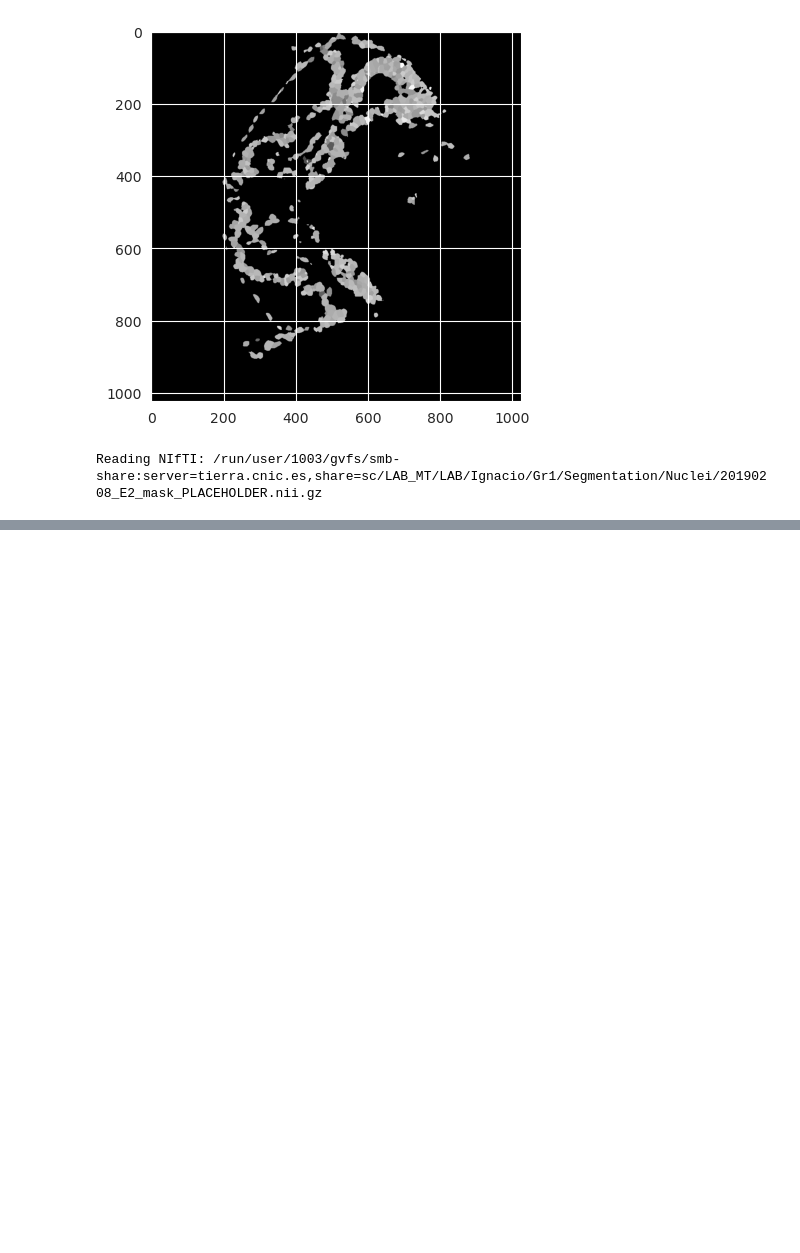
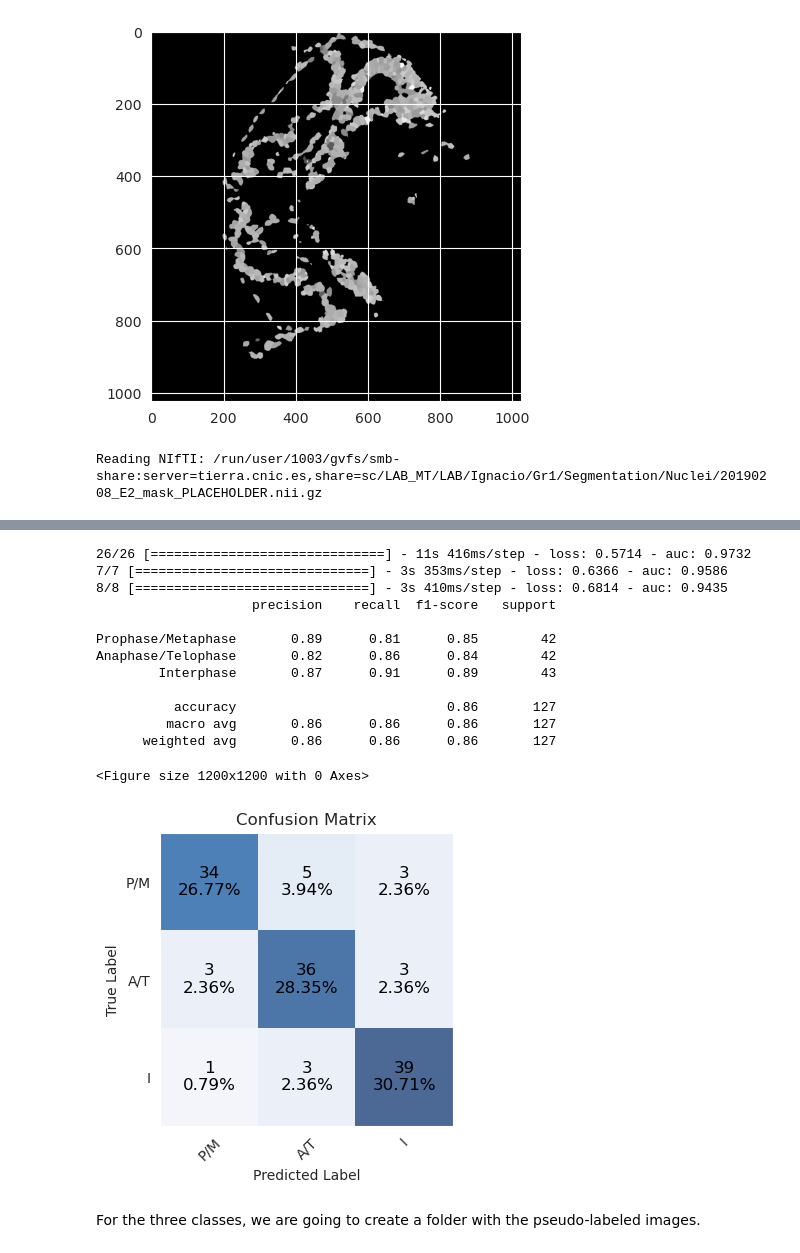
Before and after one commit to ignacio-ms/PyMorph, a Jupyter notebook: notebooks/0-Placeholder.ipynb, the cells around one changed output, grey strips where cells are left out. Saved outputs shown, nothing was run; the diff lists cells and outputs as text; code cells hidden in the pictures; blank space fills up the shorter version.

```diff
--- a/notebooks/0-Placeholder.ipynb
+++ b/notebooks/0-Placeholder.ipynb
@@ -41,0 +136,40 @@ Reading NIfTI: /run/user/1003/gvfs/smb-share:server=tierra.cnic.es,share=sc/LAB_
+# %%
+model_nuclei = CNN()
+# model_nuclei.load('../models/cellular_division_models/vgg16_semi.h5')
+model_nuclei.load('../models/cellular_division_models/vgg16_nuclei_under.h5')
+# %%
+model_nuclei.model.evaluate(train_generator)
+model_nuclei.model.evaluate(val_generator)
+model_nuclei.model.evaluate(test_generator)
+
+pred = model_nuclei.model.predict(test_generator).round().astype(int)
+
+print(
+    classification_report(
+        test_generator.img_labels, [test_generator.oh2class(p) for p in pred],
+        target_names=test_generator.CLASS_NAMES,
+        zero_division=0
+    )
+)
+
+cf_matrix = confusion_matrix(
+   test_generator.img_labels, [test_generator.oh2class(p) for p in pred]
+)
+
+plt.figure(figsize=(12, 12))
+vis.plot_confusion_matrix(cf_matrix)
+# %% [output]
+26/26 [==============================] - 11s 416ms/step - loss: 0.5714 - auc: 0.9732
+7/7 [==============================] - 3s 353ms/step - loss: 0.6366 - auc: 0.9586
+8/8 [==============================] - 3s 410ms/step - loss: 0.6814 - auc: 0.9435
+                    precision    recall  f1-score   support
+
+Prophase/Metaphase       0.89      0.81      0.85        42
+Anaphase/Telophase       0.82      0.86      0.84        42
+        Interphase       0.87      0.91      0.89        43
+
+          accuracy                           0.86       127
+         macro avg       0.86      0.86      0.86       127
+      weighted avg       0.86      0.86      0.86       127
+<Figure size 1200x1200 with 0 Axes>
+[figure, added]
@@ -41,0 +192,2 @@ Reading NIfTI: /run/user/1003/gvfs/smb-share:server=tierra.cnic.es,share=sc/LAB_
+# %% [markdown]
+For the three classes, we are going to create a folder with the pseudo-labeled images.
```
Also changed, not shown: parts of 10 cells of this notebook, 5 other files.
